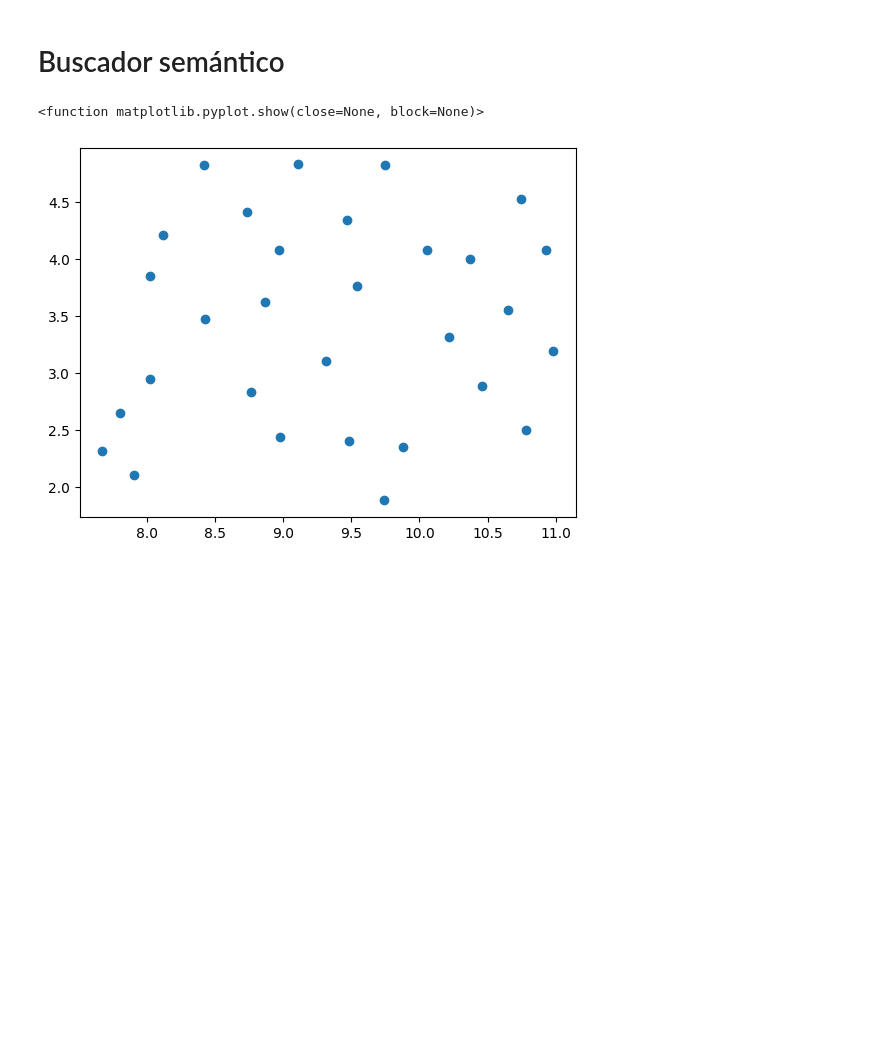
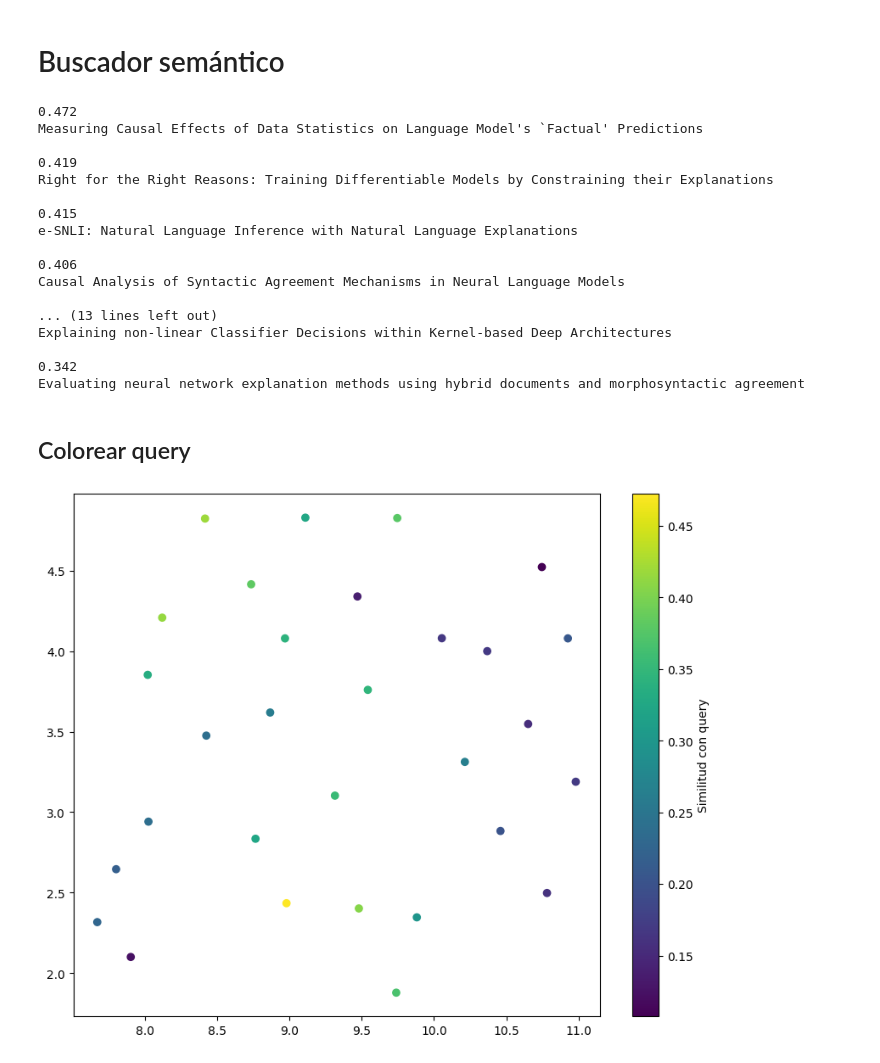
Before and after one commit to Elkazuo/Encoder-xAI-LLMs, a Jupyter notebook: Notebooks/1stTests.ipynb, the cells around one changed output. Saved outputs shown, nothing was run; the diff lists cells and outputs as text; code cells hidden in the pictures; blank space fills up the shorter version.

```diff
--- a/Notebooks/1stTests.ipynb
+++ b/Notebooks/1stTests.ipynb
@@ -528,13 +533,43 @@ score=cosine_similarity([query],embeddings)[0]
 reducer = umap.UMAP(
     random_state=42
 )
+indices = np.argsort(score)[::-1]
 
-coords = reducer.fit_transform(
-    embeddings
-)
-#print(coords.shape)
-plt.scatter(coords[:,0],coords[:,1])
-plt.show
+for i in indices[:10]:
+    print(round(score[i],3))
+    print(df.iloc[i]["title"])
+    print()
 # %% [output]
-<function matplotlib.pyplot.show(close=None, block=None)>
+0.472
+Measuring Causal Effects of Data Statistics on Language Model's `Factual' Predictions
+
+0.419
+Right for the Right Reasons: Training Differentiable Models by Constraining their Explanations
+
+0.415
+e-SNLI: Natural Language Inference with Natural Language Explanations
+
+0.406
+Causal Analysis of Syntactic Agreement Mechanisms in Neural Language Models
+
+... (13 lines left out)
+Explaining non-linear Classifier Decisions within Kernel-based Deep Architectures
+
+0.342
+Evaluating neural network explanation methods using hybrid documents and morphosyntactic agreement
-[figure, removed]
+# %% [markdown]
+## Colorear query
+# %%
+plt.figure(figsize=(10,8))
+
+plt.scatter(
+    coords[:,0],
+    coords[:,1],
+    c=score
+)
+
+plt.colorbar(label="Similitud con query")
+
+plt.show()
+# %% [output]
+[figure, added]
```
Also changed, not shown: parts of 3 cells of this notebook, 3 other files.
